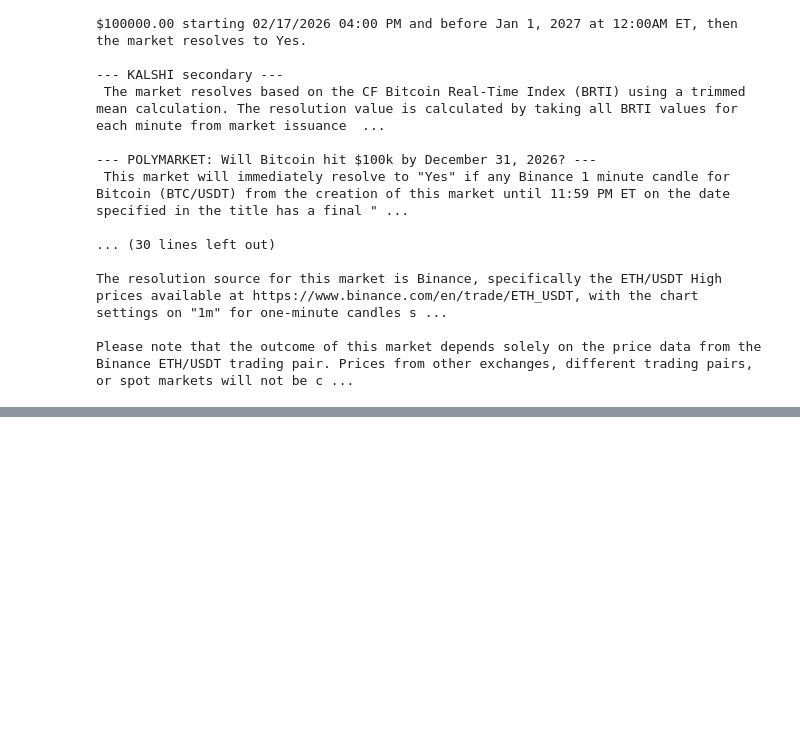
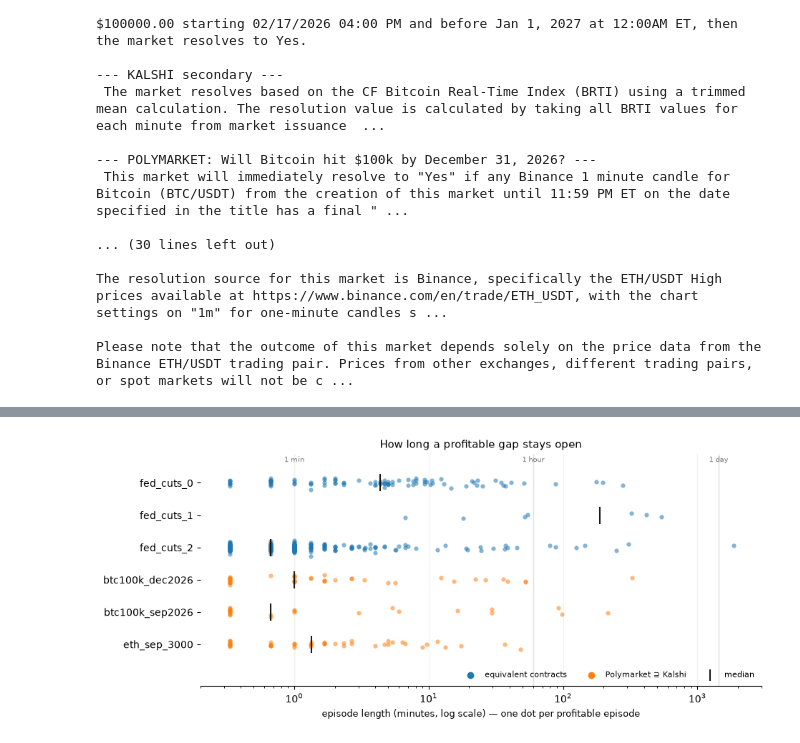
Before and after one commit to MobinHariri/kalshi-polymarket-microstructure, a Jupyter notebook: 02_analysis.ipynb, the cells around one changed output, grey strips where cells are left out. Saved outputs shown, nothing was run; the diff lists cells and outputs as text; code cells hidden in the pictures; blank space fills up the shorter version.

Commit message:
Rewrite README around the six-day result; refresh all figures

```diff
--- a/02_analysis.ipynb
+++ b/02_analysis.ipynb
@@ -552,0 +553,31 @@ plt.show()
+# %%
+rng = np.random.default_rng(0)
+rows = list(reversed(order))
+fig, ax = plt.subplots(figsize=(9.5, 4.2))
+for i, p in enumerate(rows):
+    e = episodes(results[p])
+    col = KAL if EQUIV[p] == "equivalent" else POLY
+    y = i + rng.normal(0, 0.07, len(e))                     # jitter so dots don't stack
+    ax.scatter(e.minutes, y, s=20, alpha=0.55, color=col, lw=0)
+    ax.scatter([e.minutes.median()], [i], marker="|", s=300, color="0.1", zorder=5)
+
+for x, lab in [(1, "1 min"), (60, "1 hour"), (1440, "1 day")]:
+    ax.axvline(x, color="0.88", lw=1, zorder=0)
+    ax.annotate(lab, xy=(x, len(rows) - 0.35), fontsize=7, color="0.45", ha="center")
+
+ax.scatter([], [], color=KAL,  label="equivalent contracts")
+ax.scatter([], [], color=POLY, label="Polymarket ⊇ Kalshi")
+ax.scatter([], [], marker="|", s=120, color="0.1", label="median")
+ax.legend(frameon=False, fontsize=8, loc="lower right", ncol=3)
+ax.set_yticks(range(len(rows)), rows)
+ax.set_xscale("log"); ax.set_xlim(0.2, 3000); ax.set_ylim(-1.3, len(rows) - 0.1)
+ax.set_xlabel("episode length (minutes, log scale) — one dot per profitable episode", fontsize=9)
+ax.xaxis.grid(True, color="0.95"); ax.set_axisbelow(True)
+for s_ in ["top", "right", "left"]:
+    ax.spines[s_].set_visible(False)
+ax.set_title("How long a profitable gap stays open", fontsize=11)
+fig.tight_layout()
+fig.savefig("figures/fig5_episode_durations.png", dpi=200, bbox_inches="tight")
+plt.show()
+# %% [output]
+[figure, added]
```
Also changed, not shown: parts of 15 cells of this notebook, 7 other files.
